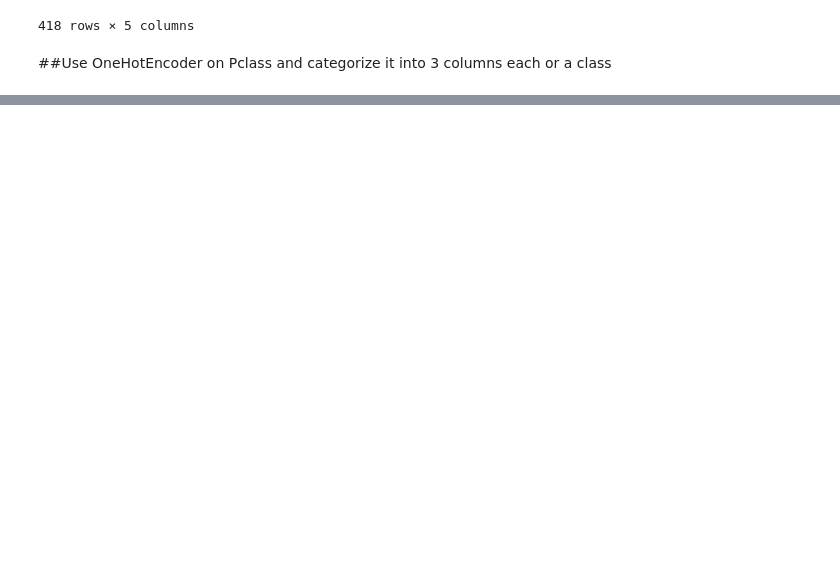
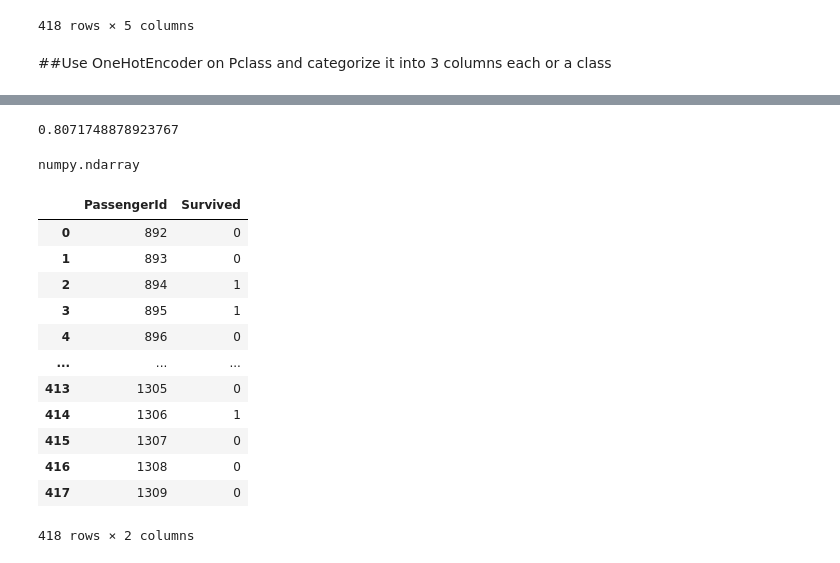
Before and after one commit to jay24rajput/Titanic-Prediction, a Jupyter notebook: Titanic.ipynb, the cells around one changed output, grey strips where cells are left out. Saved outputs shown, nothing was run; the diff lists cells and outputs as text; code cells hidden in the pictures; blank space fills up the shorter version.

```diff
--- a/Titanic.ipynb
+++ b/Titanic.ipynb
@@ -237,0 +276,5 @@ df_test
+# %%
+x_train, x_ver, y_train, y_var = train_test_split(df_train,y,test_size = 0.25,random_state = 42)
+# %%
+rf = RandomForestClassifier()
+rf.fit(x_train,y_train)
@@ -237,0 +290,30 @@ df_test
+# %%
+rf.score(x_ver,y_var)
+# %% [output]
+0.8071748878923767
+# %%
+y_predict = rf.predict(df_test)
+# %%
+type(y_predict)
+# %% [output]
+numpy.ndarray
+# %%
+data = pd.DataFrame()
+data['PassengerId'] = passenger_id_test.T
+data['Survived'] = y_predict.T
+# %%
+data
+# %% [output]
+|  | PassengerId | Survived |
+| 0 | 892 | 0 |
+| 1 | 893 | 0 |
+| 2 | 894 | 1 |
+| 3 | 895 | 1 |
+| 4 | 896 | 0 |
+| ... | ... | ... |
+| 413 | 1305 | 0 |
+| 414 | 1306 | 1 |
+| 415 | 1307 | 0 |
+| 416 | 1308 | 0 |
+| 417 | 1309 | 0 |
+418 rows × 2 columns
```
Also changed, not shown: parts of 11 cells of this notebook.
